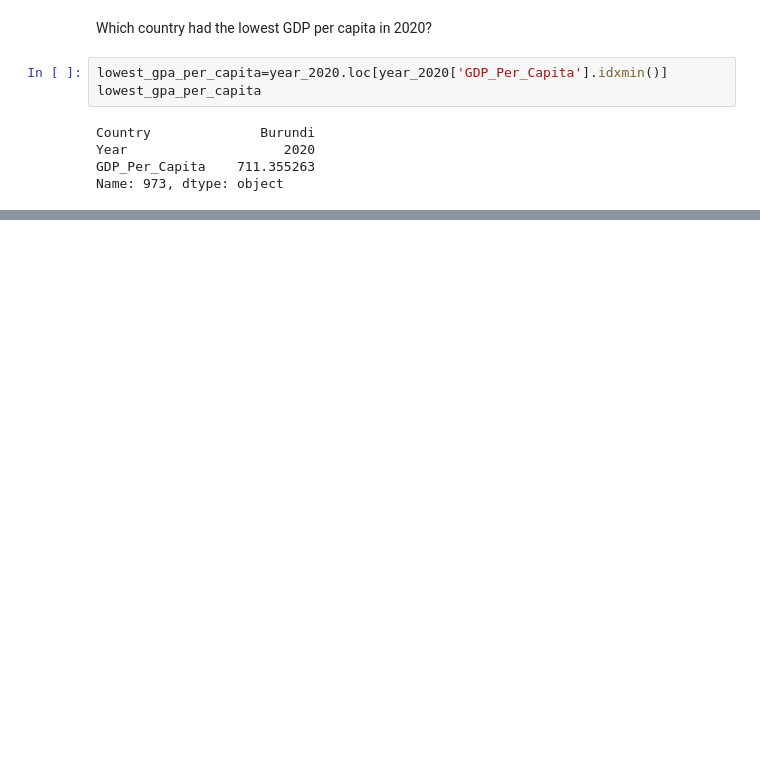
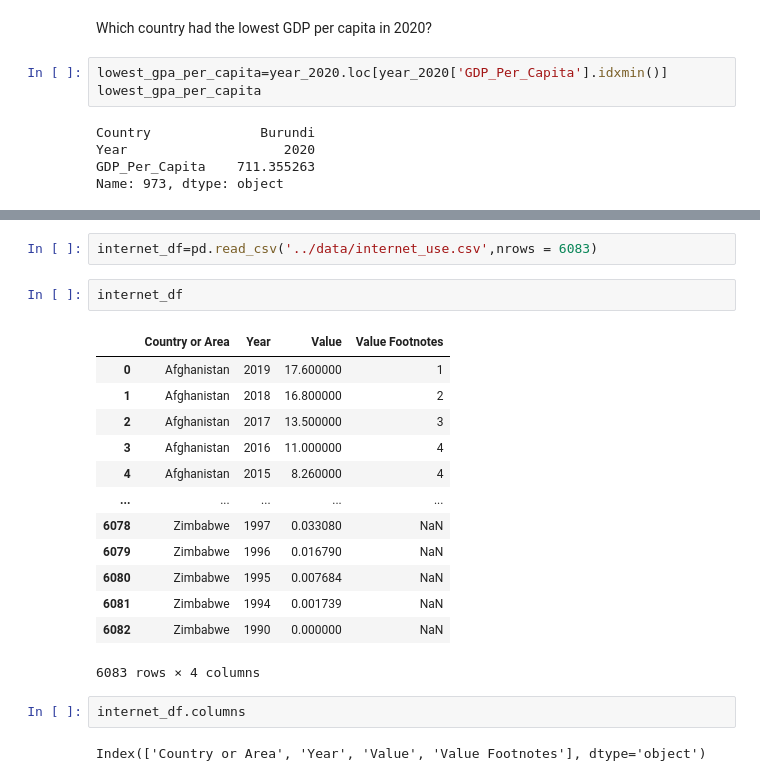
Before and after one commit to NSS-Full-Time-Data-Analytics-14/gdp-and-internet-usage-GGRAN24, a Jupyter notebook: notebook/UN_project.ipynb, the cells around one changed output, grey strips where cells are left out. Drawn from its saved outputs; the diff is of its cells as text; blank space fills up the shorter version.

```diff
--- a/notebook/UN_project.ipynb
+++ b/notebook/UN_project.ipynb
@@ -280,0 +293,22 @@ Create a plot showing how this country's GDP per capita has changed over the tim
+# %%
+internet_df=pd.read_csv('../data/internet_use.csv',nrows = 6083)
+# %%
+internet_df
+# %% [output]
+|  | Country or Area | Year | Value | Value Footnotes |
+| 0 | Afghanistan | 2019 | 17.600000 | 1 |
+| 1 | Afghanistan | 2018 | 16.800000 | 2 |
+| 2 | Afghanistan | 2017 | 13.500000 | 3 |
+| 3 | Afghanistan | 2016 | 11.000000 | 4 |
+| 4 | Afghanistan | 2015 | 8.260000 | 4 |
+| ... | ... | ... | ... | ... |
+| 6078 | Zimbabwe | 1997 | 0.033080 | NaN |
+| 6079 | Zimbabwe | 1996 | 0.016790 | NaN |
+| 6080 | Zimbabwe | 1995 | 0.007684 | NaN |
+| 6081 | Zimbabwe | 1994 | 0.001739 | NaN |
+| 6082 | Zimbabwe | 1990 | 0.000000 | NaN |
+6083 rows × 4 columns
+# %%
+internet_df.columns
+# %% [output]
+Index(['Country or Area', 'Year', 'Value', 'Value Footnotes'], dtype='object')
```
Also changed, not shown: parts of 12 cells of this notebook.
